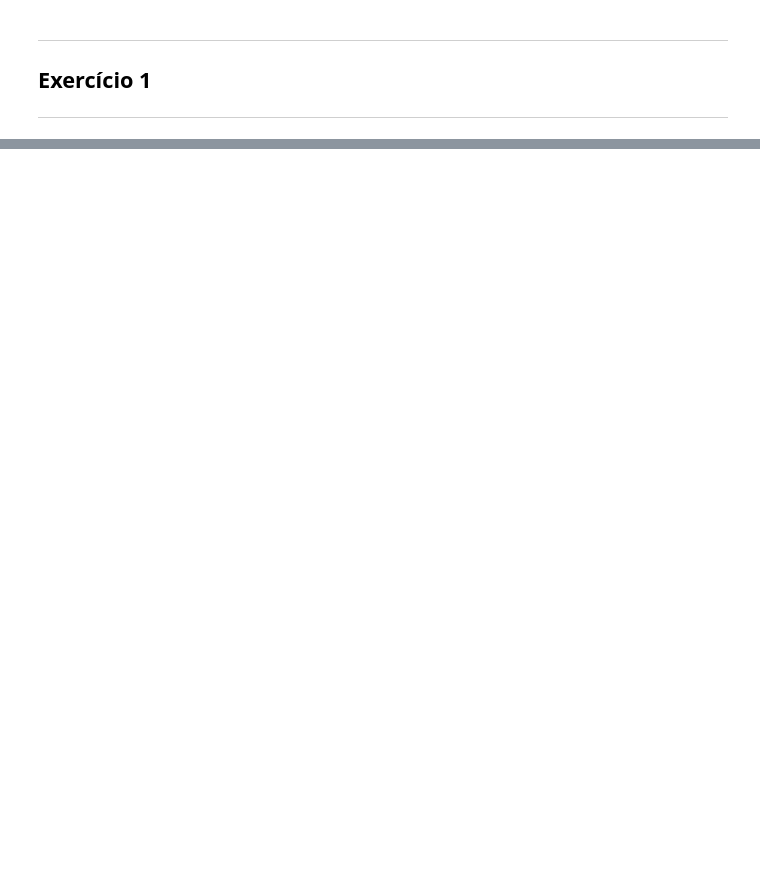
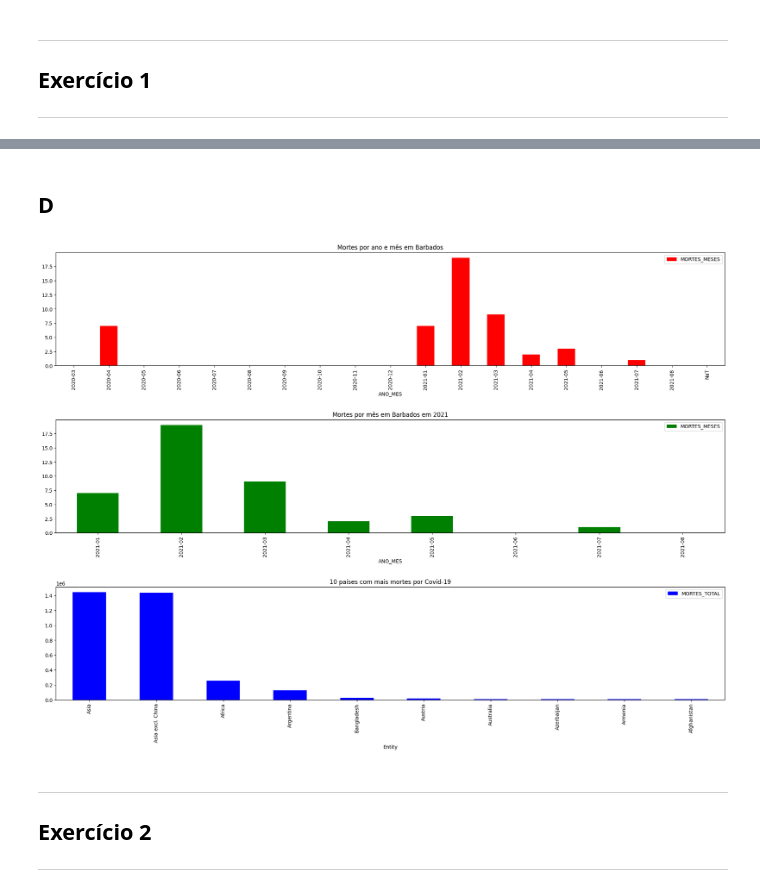
Before and after one commit to MariaLuizaLogrado/mineiracao_dados_ufpr, a Jupyter notebook: aulas/aula6/exercicios.ipynb, the cells around one changed output, grey strips where cells are left out. Cells and saved outputs as stored; diff of their text form; code cells hidden in the pictures; blank space fills up the shorter version.

```diff
--- a/aulas/aula6/exercicios.ipynb
+++ b/aulas/aula6/exercicios.ipynb
@@ -29,0 +92,16 @@ df[]
+# %% [markdown]
+## D
+# %%
+fig, ax = plt.subplots(3, 1, figsize=(20, 15))
+df_plot_index.plot(kind="bar", ax=ax[0], color='red', title="Mortes por ano e mês em Barbados")
+df_2021_index.plot(kind="bar", ax=ax[1], color='green', title="Mortes por mês em Barbados em 2021")
+df_mortes_total_10_index.plot(kind='bar', ax=ax[2], color='blue', title='10 países com mais mortes por Covid-19')
+
+plt.tight_layout(pad=3.0)
+plt.show()
+# %% [output]
+[figure, added]
+# %% [markdown]
+___
+## Exercício 2
+___
```
Also changed, not shown: parts of 24 cells of this notebook, 3 other files.
